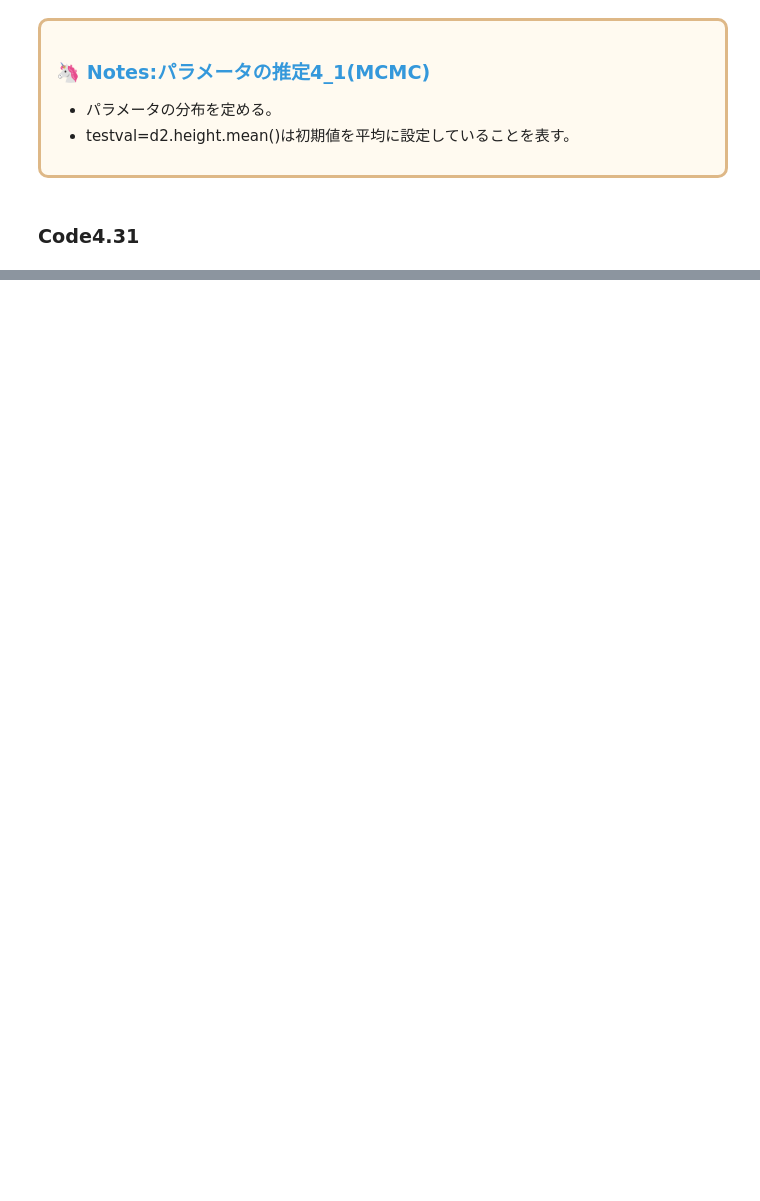
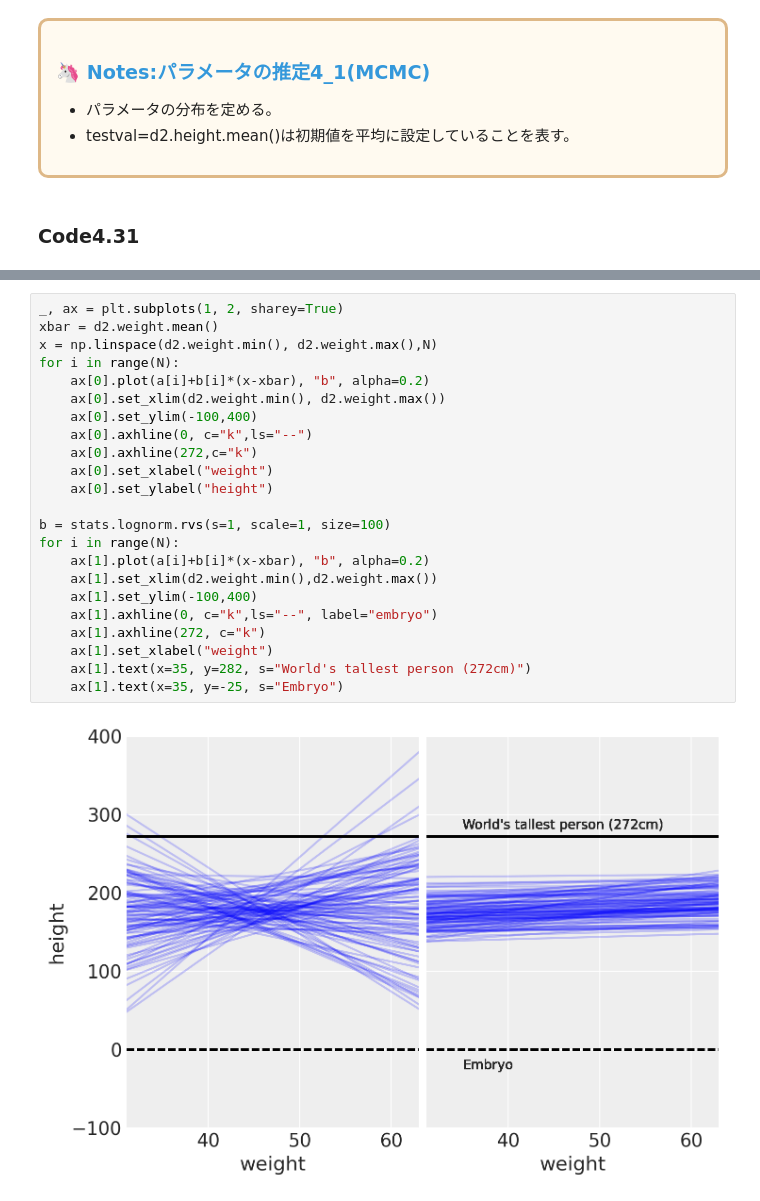
Before and after one commit to styuk/Bayes-Python, a Jupyter notebook: chapter4/chapter4.ipynb, the cells around one changed output, grey strips where cells are left out. Drawn from its saved outputs; the diff is of its cells as text; blank space fills up the shorter version.

```diff
--- a/chapter4/chapter4.ipynb
+++ b/chapter4/chapter4.ipynb
@@ -613,0 +688,25 @@ Sampling 4 chains for 1_000 tune and 1_000 draw iterations (4_000 + 4_000 draws
+# %%
+_, ax = plt.subplots(1, 2, sharey=True)
+xbar = d2.weight.mean()
+x = np.linspace(d2.weight.min(), d2.weight.max(),N)
+for i in range(N):
+    ax[0].plot(a[i]+b[i]*(x-xbar), "b", alpha=0.2)
+    ax[0].set_xlim(d2.weight.min(), d2.weight.max())
+    ax[0].set_ylim(-100,400)
+    ax[0].axhline(0, c="k",ls="--")
+    ax[0].axhline(272,c="k")
+    ax[0].set_xlabel("weight")
+    ax[0].set_ylabel("height")
+
+b = stats.lognorm.rvs(s=1, scale=1, size=100)
+for i in range(N):
+    ax[1].plot(a[i]+b[i]*(x-xbar), "b", alpha=0.2)
+    ax[1].set_xlim(d2.weight.min(),d2.weight.max())
+    ax[1].set_ylim(-100,400)
+    ax[1].axhline(0, c="k",ls="--", label="embryo")
+    ax[1].axhline(272, c="k")
+    ax[1].set_xlabel("weight")
+    ax[1].text(x=35, y=282, s="World's tallest person (272cm)")
+    ax[1].text(x=35, y=-25, s="Embryo")
+# %% [output]
+[figure, added]
```
Also changed, not shown: parts of 28 cells of this notebook.
